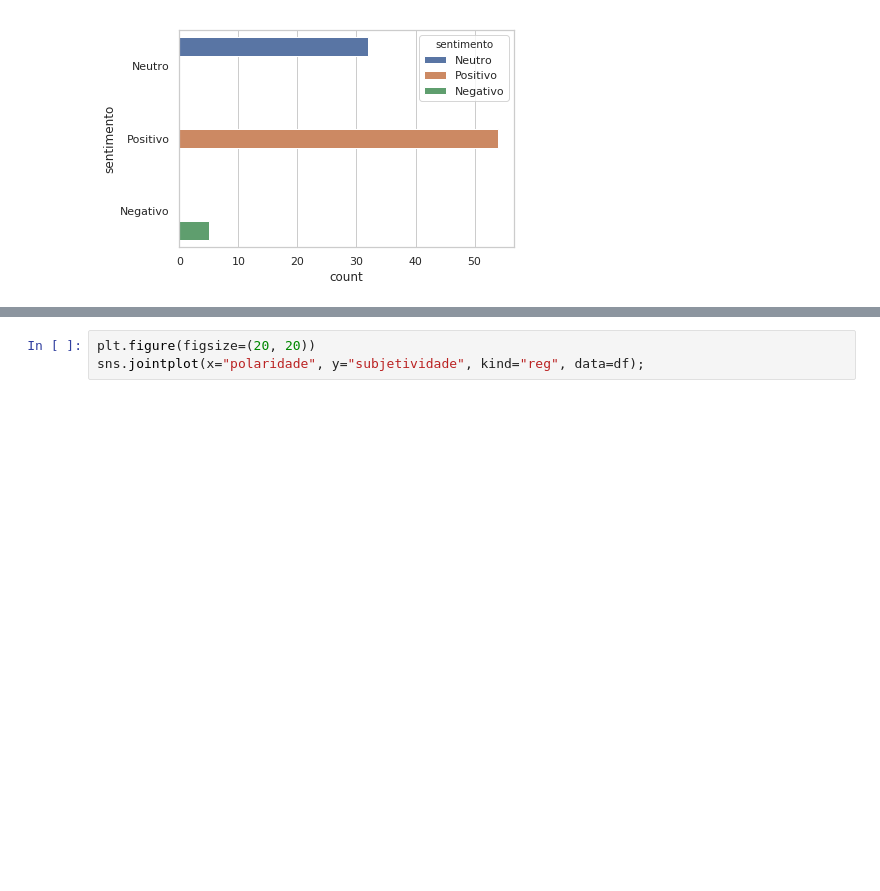
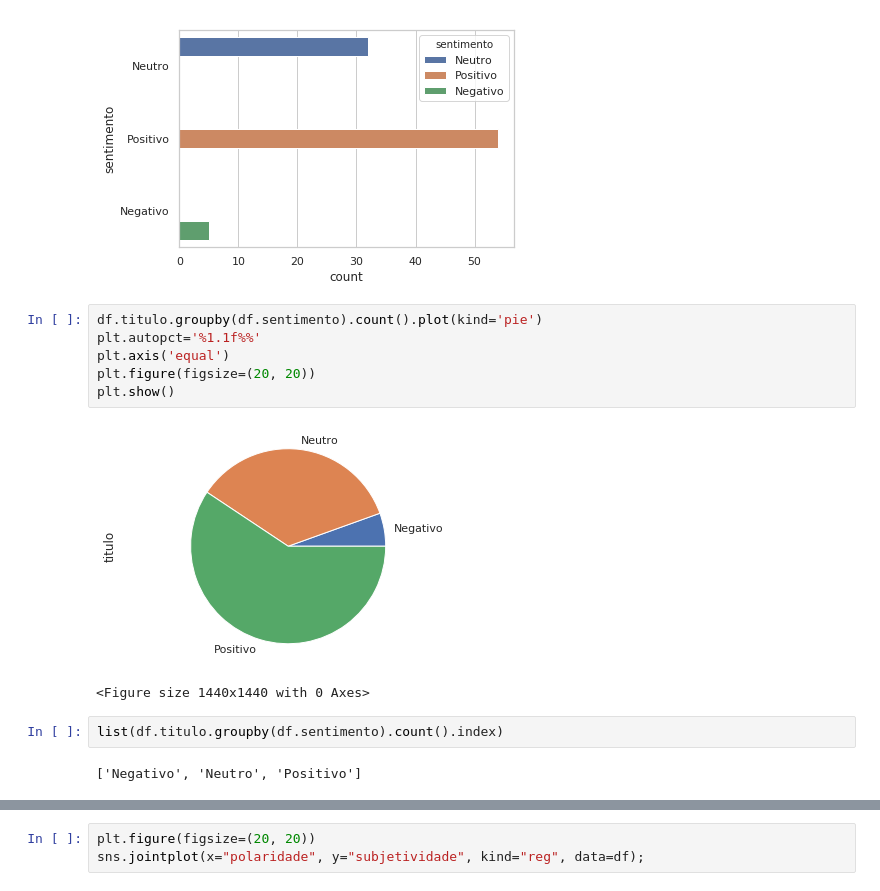
Before and after one commit to cabrau/visualizando_belchior, a Jupyter notebook: pre_processing_text.ipynb, the cells around one changed output, grey strips where cells are left out. Saved outputs shown, nothing was run; the diff lists cells and outputs as text; blank space fills up the shorter version.

```diff
--- a/pre_processing_text.ipynb
+++ b/pre_processing_text.ipynb
@@ -777,3 +771,16 @@ sns.countplot(y="sentimento", hue="sentimento", data=df)
 # %% [output]
 <matplotlib.axes._subplots.AxesSubplot at 0x...>
 [figure]
+# %%
+df.titulo.groupby(df.sentimento).count().plot(kind='pie')
+plt.autopct='%1.1f%%'
+plt.axis('equal')
+plt.figure(figsize=(20, 20))
+plt.show()
+# %% [output]
+[figure, added]
+<Figure size 1440x1440 with 0 Axes>
+# %%
+list(df.titulo.groupby(df.sentimento).count().index)
+# %% [output]
+['Negativo', 'Neutro', 'Positivo']
```
Also changed, not shown: parts of 21 cells of this notebook, 2 other files.
